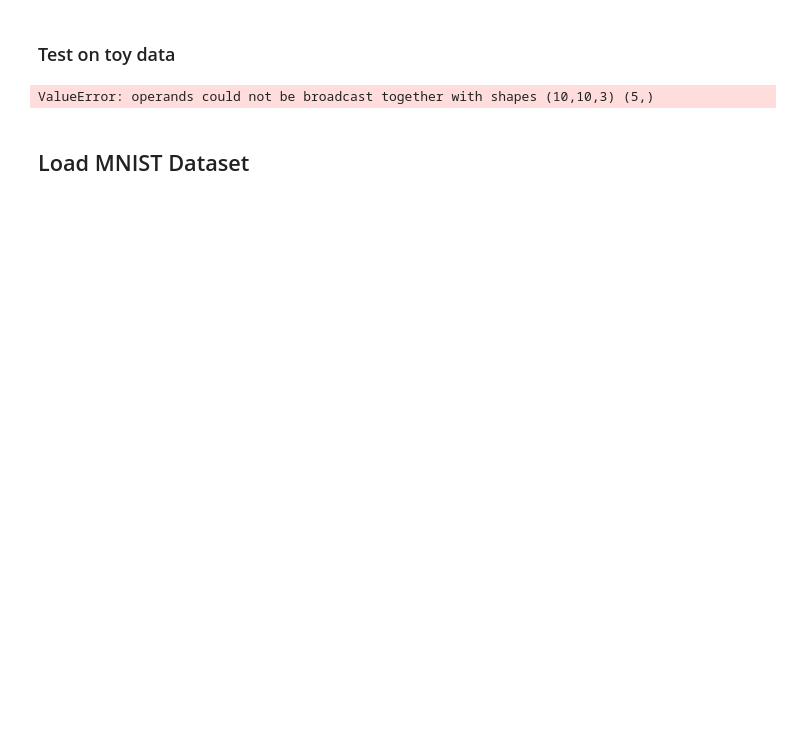
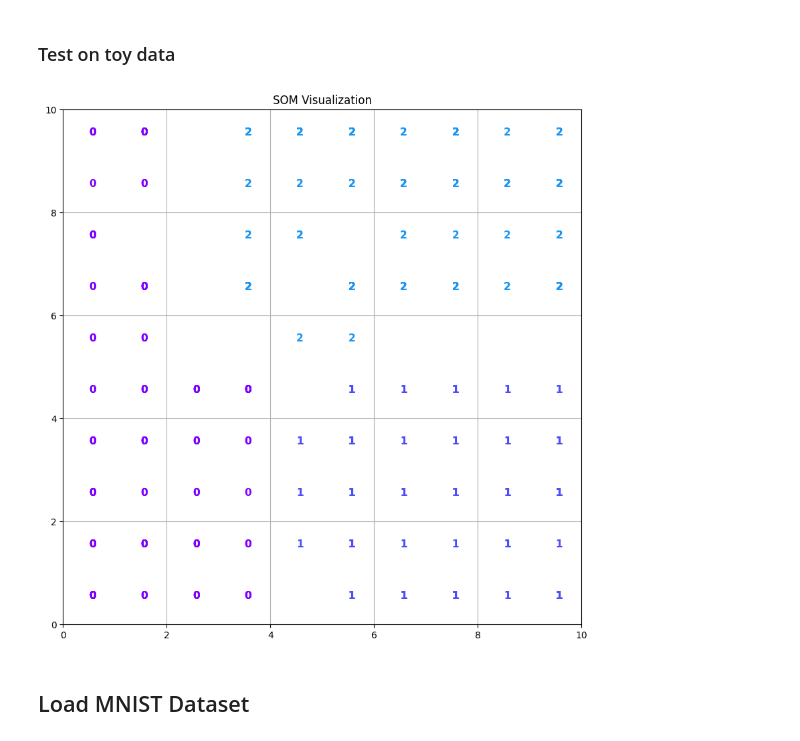
Before and after one commit to Elesdes/5IABD_UnsupervisedDL, a Jupyter notebook: src/algorithms/som/som.ipynb, the cells around one changed output. Drawn from its saved outputs; the diff is of its cells as text; code cells hidden in the pictures; blank space fills up the shorter version.

```diff
--- a/src/algorithms/som/som.ipynb
+++ b/src/algorithms/som/som.ipynb
@@ -38,22 +38,24 @@ To enable the following instructions: AVX2 FMA, in other operations, rebuild Ten
 # %% [markdown]
 ### Test on toy data
-# %%
-import numpy as np
-import matplotlib.pyplot as plt
-from sklearn.preprocessing import StandardScaler
-
-X, y = load_toy_data(n_samples=1000, n_features=5, n_clusters=3)
-X = StandardScaler().fit_transform(X)
-
-som = SOM(x=10, y=10, input_len=3, learning_rate=0.5, seed=42)
-som.train(X, num_iterations=100)
-
-mapped = som.map_vects(X)
-
-plt.scatter(mapped[:, 0], mapped[:, 1])
-plt.title("SOM Mapping")
-plt.show()
-# %% [output]
-ValueError: operands could not be broadcast together with shapes (10,10,3) (5,)
+# %%
+import matplotlib.pyplot as plt
+
+data, labels = load_toy_data(n_samples=300, n_features=2, n_clusters=3, random_state=42)
+
+som = SOM(x=10, y=10, input_dim=2, learning_rate=0.5, sigma=3.0)
+som.train(data, num_iterations=100)
+
+plt.figure(figsize=(10, 10))
+for i, (x, y) in enumerate(som.map_vects(data)):
+    plt.text(x + 0.5, y + 0.5, str(labels[i]),
+                color=plt.cm.rainbow(labels[i] / 10.),
+                fontdict={'weight': 'bold', 'size': 11})
+plt.xlim([0, som.x])
+plt.ylim([0, som.y])
+plt.grid()
+plt.title('SOM Visualization')
+plt.show()
+# %% [output]
+[figure, added]
 # %% [markdown]
 ## Load MNIST Dataset
```
Also changed, not shown: parts of 4 cells of this notebook, 1 other file.
